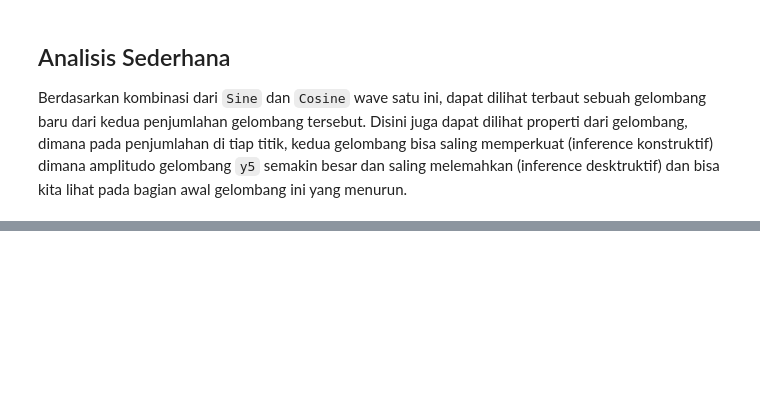
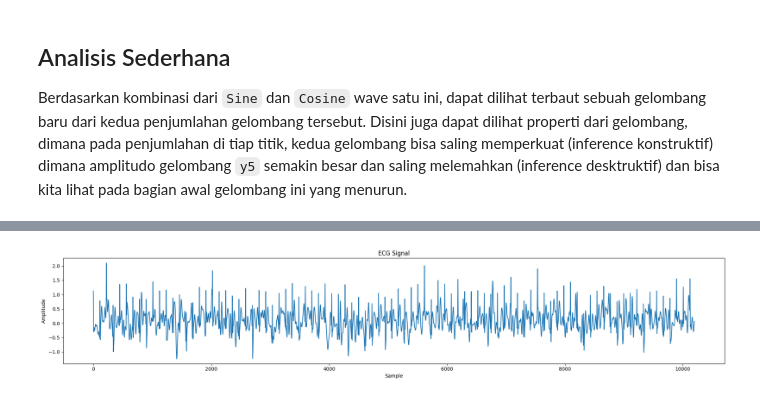
Before and after one commit to archiseino/IF3024, a Jupyter notebook: 121140068_ho1.ipynb, the cells around one changed output, grey strips where cells are left out. Cells and saved outputs as stored; diff of their text form; code cells hidden in the pictures; blank space fills up the shorter version.

```diff
--- a/121140068_ho1.ipynb
+++ b/121140068_ho1.ipynb
@@ -103,0 +115,21 @@ Berdasarkan kombinasi dari `Sine` dan `Cosine` wave satu ini, dapat dilihat terb
+# %%
+import neurokit2 as nk
+
+time_interval = 68 # 068 as the time interval
+sampling_rate_150 = 150 # Sampling rate
+noise_level = 0.68 # Noise level
+bpm = 80 # Heart rate
+random_state = 171003 # Id that got used to be an identifier as the random state
+
+## Original wave
+original_wave = nk.ecg_simulate(duration = time_interval, sampling_rate=sampling_rate_150, heart_rate = bpm, noise= noise_level, random_state = random_state)
+
+plt.figure(figsize=(20, 4))
+plt.plot(original_wave)
+plt.title("ECG Signal")
+plt.ylabel("Amplitude")
+plt.xlabel("Sample")
+plt.tight_layout()
+plt.show()
+# %% [output]
+[figure, added]
```
Also changed, not shown: parts of 7 cells of this notebook, 3 other files.
